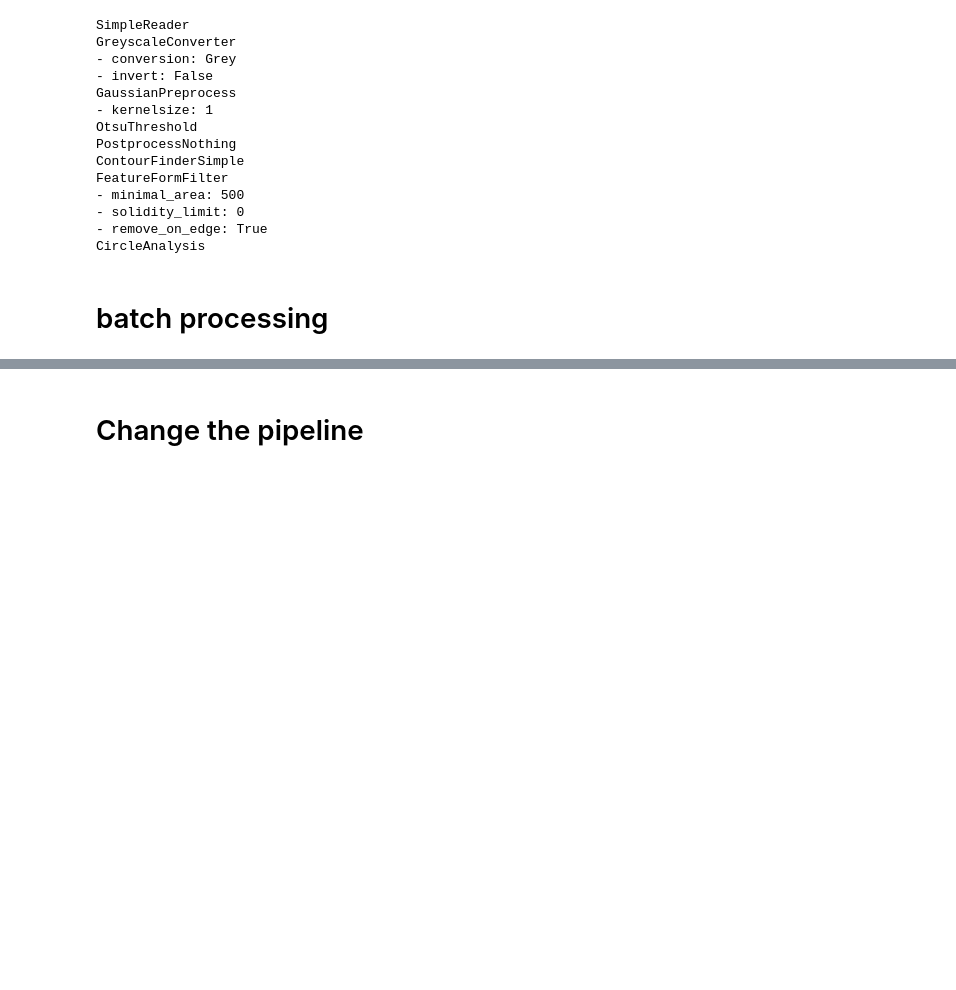
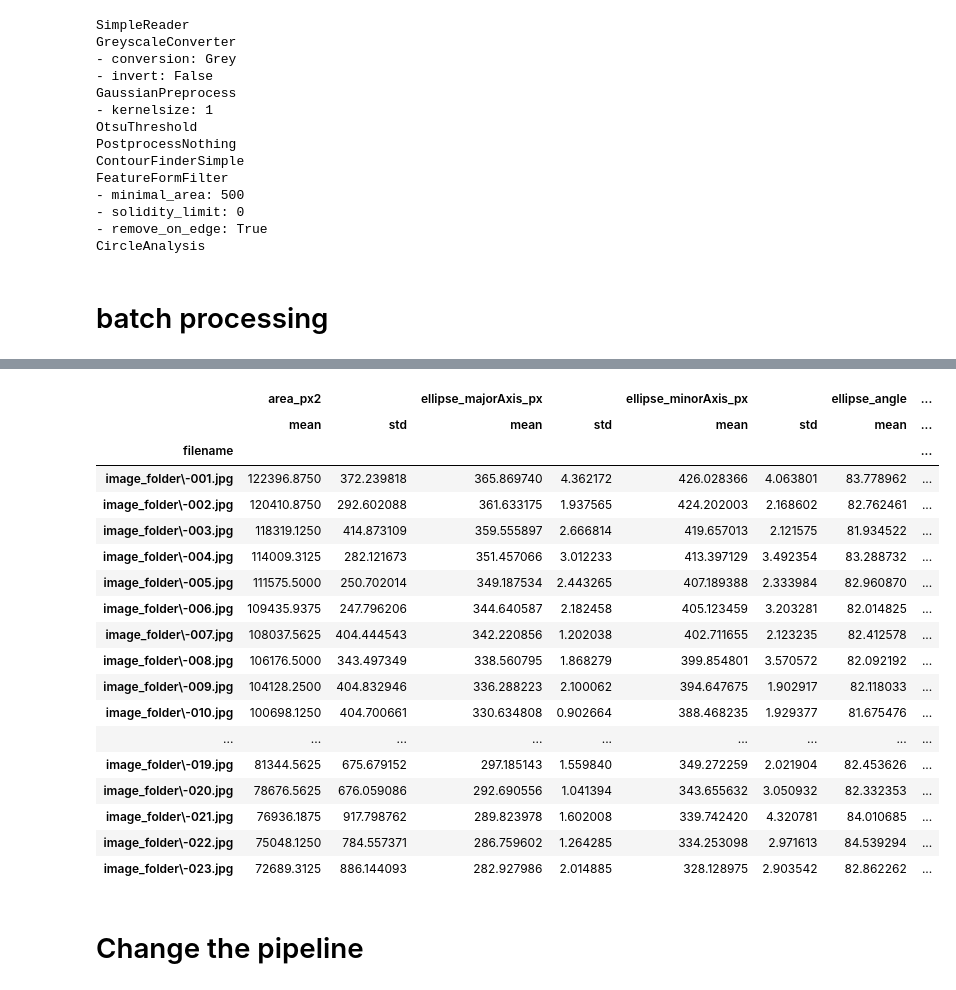
Before and after one commit to fa-me/spotlob, a Jupyter notebook: notebooks/presentation.ipynb, the cells around one changed output, grey strips where cells are left out. Drawn from its saved outputs; the diff is of its cells as text; code cells hidden in the pictures; blank space fills up the shorter version.

```diff
--- a/notebooks/presentation.ipynb
+++ b/notebooks/presentation.ipynb
@@ -203,3 +200,25 @@ ValueError: No objects to concatenate
+# %%
+all_results.groupby("filename").agg(["mean", "std"])
+# %% [output]
+|  | area_px2 |  | ellipse_majorAxis_px |  | ellipse_minorAxis_px |  | ellipse_angle | ... |
+|  | mean | std | mean | std | mean | std | mean | ... |
+| filename |  |  |  |  |  |  |  | ... |
+| image_folder\-001.jpg | 122396.8750 | 372.239818 | 365.869740 | 4.362172 | 426.028366 | 4.063801 | 83.778962 | ... |
+| image_folder\-002.jpg | 120410.8750 | 292.602088 | 361.633175 | 1.937565 | 424.202003 | 2.168602 | 82.762461 | ... |
+| image_folder\-003.jpg | 118319.1250 | 414.873109 | 359.555897 | 2.666814 | 419.657013 | 2.121575 | 81.934522 | ... |
+| image_folder\-004.jpg | 114009.3125 | 282.121673 | 351.457066 | 3.012233 | 413.397129 | 3.492354 | 83.288732 | ... |
+| image_folder\-005.jpg | 111575.5000 | 250.702014 | 349.187534 | 2.443265 | 407.189388 | 2.333984 | 82.960870 | ... |
+| image_folder\-006.jpg | 109435.9375 | 247.796206 | 344.640587 | 2.182458 | 405.123459 | 3.203281 | 82.014825 | ... |
+| image_folder\-007.jpg | 108037.5625 | 404.444543 | 342.220856 | 1.202038 | 402.711655 | 2.123235 | 82.412578 | ... |
+| image_folder\-008.jpg | 106176.5000 | 343.497349 | 338.560795 | 1.868279 | 399.854801 | 3.570572 | 82.092192 | ... |
+| image_folder\-009.jpg | 104128.2500 | 404.832946 | 336.288223 | 2.100062 | 394.647675 | 1.902917 | 82.118033 | ... |
+| image_folder\-010.jpg | 100698.1250 | 404.700661 | 330.634808 | 0.902664 | 388.468235 | 1.929377 | 81.675476 | ... |
+| ... | ... | ... | ... | ... | ... | ... | ... | ... |
+| image_folder\-019.jpg | 81344.5625 | 675.679152 | 297.185143 | 1.559840 | 349.272259 | 2.021904 | 82.453626 | ... |
+| image_folder\-020.jpg | 78676.5625 | 676.059086 | 292.690556 | 1.041394 | 343.655632 | 3.050932 | 82.332353 | ... |
+| image_folder\-021.jpg | 76936.1875 | 917.798762 | 289.823978 | 1.602008 | 339.742420 | 4.320781 | 84.010685 | ... |
+| image_folder\-022.jpg | 75048.1250 | 784.557371 | 286.759602 | 1.264285 | 334.253098 | 2.971613 | 84.539294 | ... |
+| image_folder\-023.jpg | 72689.3125 | 886.144093 | 282.927986 | 2.014885 | 328.128975 | 2.903542 | 82.862262 | ... |
 # %% [markdown]
 # Change the pipeline
 # %% [markdown]
```
Also changed, not shown: parts of 22 cells of this notebook, 1 other file.
